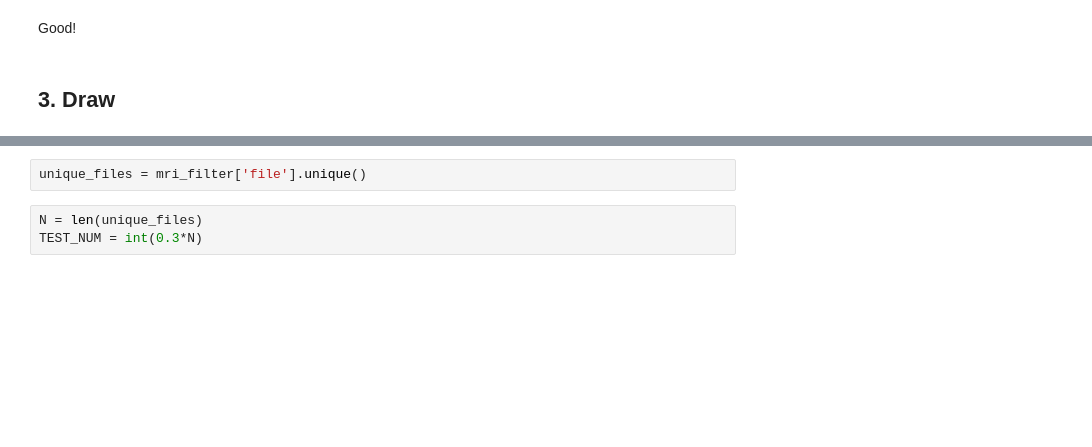
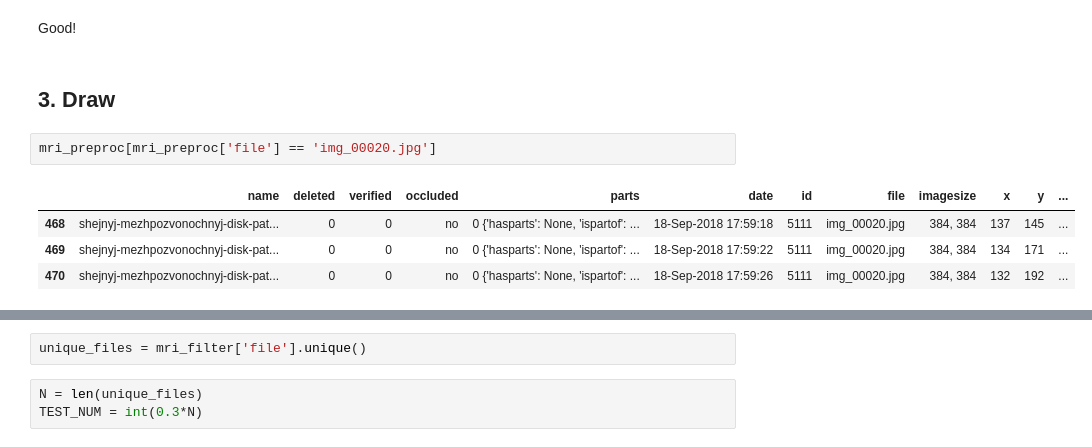
Before and after one commit to ValeraKaravai/MRI_yolo, a Jupyter notebook: spinal_mri.ipynb, the cells around one changed output, grey strips where cells are left out. Saved outputs shown, nothing was run; the diff lists cells and outputs as text; blank space fills up the shorter version.

```diff
--- a/spinal_mri.ipynb
+++ b/spinal_mri.ipynb
@@ -171,6 +166,13 @@ Name: type_disk, dtype: int64
 Good!
 # %% [markdown]
 ## 3. Draw
+# %%
+mri_preproc[mri_preproc['file'] == 'img_00020.jpg']
+# %% [output]
+|  | name | deleted | verified | occluded | parts | date | id | file | imagesize | x | y | ... |
+| 468 | shejnyj-mezhpozvonochnyj-disk-pat... | 0 | 0 | no | 0 {'hasparts': None, 'ispartof': ... | 18-Sep-2018 17:59:18 | 5111 | img_00020.jpg | 384, 384 | 137 | 145 | ... |
+| 469 | shejnyj-mezhpozvonochnyj-disk-pat... | 0 | 0 | no | 0 {'hasparts': None, 'ispartof': ... | 18-Sep-2018 17:59:22 | 5111 | img_00020.jpg | 384, 384 | 134 | 171 | ... |
+| 470 | shejnyj-mezhpozvonochnyj-disk-pat... | 0 | 0 | no | 0 {'hasparts': None, 'ispartof': ... | 18-Sep-2018 17:59:26 | 5111 | img_00020.jpg | 384, 384 | 132 | 192 | ... |
 # %%
 for img in mri_filter['file'].unique()[0:4]:
     plots = du.draw_img(df=[mri_filter],
```
Also changed, not shown: parts of 25 cells of this notebook, 4 other files.
